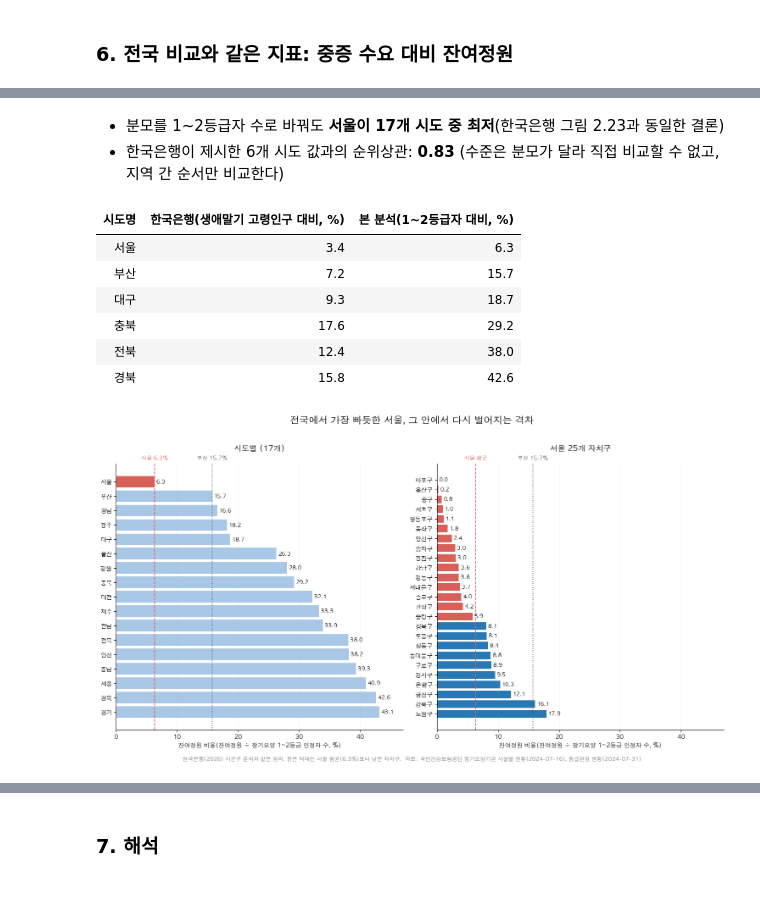
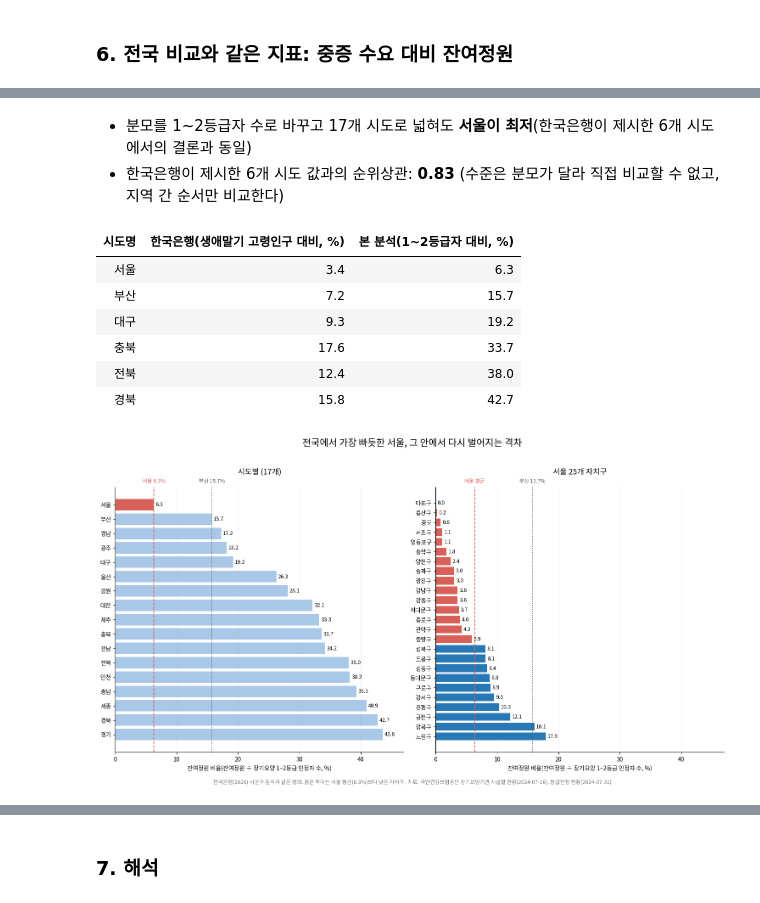
Before and after one commit to SID12g/uos-stat-data, a Jupyter notebook: 서울시 자치구별 75세 이상 인구 대비 요양시설 정원/main.ipynb, the cells around one changed output, grey strips where cells are left out. Drawn from its saved outputs; the diff is of its cells as text; code cells hidden in the pictures.

```diff
--- a/서울시 자치구별 75세 이상 인구 대비 요양시설 정원/main.ipynb
+++ b/서울시 자치구별 75세 이상 인구 대비 요양시설 정원/main.ipynb
@@ -58,9 +60,12 @@ capacity = pd.read_excel(
     FACILITY_FILE, sheet_name="입소인원", dtype={"장기요양기관코드": str}
 )
 
-general[["시도", "자치구"]] = general["시도 시군구 법정동명"].str.extract(
-    r"^(\S+)\s+(\S+)"
-)
+# 법정동명이 빈 기관은 상세주소로 보완한다.
+region = general["시도 시군구 법정동명"].str.extract(r"^(\S+)\s+(\S+)")
+region_fallback = general["기관별 상세주소"].str.extract(r"^(\S+)\s+(\S+)")
+general["시도"] = region[0].fillna(region_fallback[0])
+general["자치구"] = region[1].fillna(region_fallback[1])
+recovered = general.loc[region[0].isna() & general["시도"].notna(), "장기요양기관코드"]
 
 RESIDENTIAL_CODES = ["A01", "A02", "A03", "A04", "A05"]
 seoul_facilities = general.loc[
@@ -83,6 +88,14 @@ facility_by_gu = (
 )
 
 assert residential["장기요양기관코드"].notna().all()
+all_residential = capacity.loc[capacity["기관유형코드"].isin(RESIDENTIAL_CODES)]
+assert general.loc[
+    general["장기요양기관코드"].isin(all_residential["장기요양기관코드"]), "시도"
+].notna().all()
+print(
+    f"상세주소로 소재지를 보완한 기관: {len(recovered)}곳 "
+    f"(서울 입소시설 {residential['장기요양기관코드'].isin(recovered).sum()}곳)"
+)
 assert facility_by_gu["자치구"].nunique() == 25
 
 display(
@@ -451,39 +464,39 @@ sido = (
         grade_raw.groupby("시도", as_index=False)["중증_1_2등급"].sum(),
         left_on="시도명", right_on="시도", validate="one_to_one",
     )
     .assign(잔여정원=lambda d: d["정원"] - d["현원"])
 )
 sido["잔여정원_비율"] = sido["잔여정원"] / sido["중증_1_2등급"] * 100
 sido = sido.sort_values("잔여정원_비율").reset_index(drop=True)
 
 # 한국은행 그림 2.23(생애말기 고령인구 분모)과 순위 비교
 BOK_2024 = {"서울": 3.4, "부산": 7.2, "대구": 9.3, "전북": 12.4, "경북": 15.8, "충북": 17.6}
 check = sido.loc[sido["시도명"].isin(BOK_2024)].copy()
 check["한국은행_생애말기_분모"] = check["시도명"].map(BOK_2024)
 bok_corr = check["잔여정원_비율"].corr(check["한국은행_생애말기_분모"], method="spearman")
 
 assert sido.iloc[0]["시도명"] == "서울"
 display(Markdown(
-    f"- 분모를 1~2등급자 수로 바꿔도 **서울이 17개 시도 중 최저**(한국은행 그림 2.23과 동일한 결론)\n"
+    f"- 분모를 1~2등급자 수로 바꾸고 17개 시도로 넓혀도 **서울이 최저**(한국은행이 제시한 6개 시도에서의 결론과 동일)\n"
     f"- 한국은행이 제시한 6개 시도 값과의 순위상관: **{bok_corr:.2f}** "
     f"(수준은 분모가 달라 직접 비교할 수 없고, 지역 간 순서만 비교한다)"
 ))
 display(
     check[["시도명", "한국은행_생애말기_분모", "잔여정원_비율"]]
     .rename(columns={"한국은행_생애말기_분모": "한국은행(생애말기 고령인구 대비, %)", "잔여정원_비율": "본 분석(1~2등급자 대비, %)"})
     .style.format({"한국은행(생애말기 고령인구 대비, %)": "{:.1f}", "본 분석(1~2등급자 대비, %)": "{:.1f}"})
     .hide(axis="index")
 )
 # %% [output]
-- 분모를 1~2등급자 수로 바꿔도 **서울이 17개 시도 중 최저**(한국은행 그림 2.23과 동일한 결론)
+- 분모를 1~2등급자 수로 바꾸고 17개 시도로 넓혀도 **서울이 최저**(한국은행이 제시한 6개 시도에서의 결론과 동일)
 - 한국은행이 제시한 6개 시도 값과의 순위상관: **0.83** (수준은 분모가 달라 직접 비교할 수 없고, 지역 간 순서만 비교한다)
 | 시도명 | 한국은행(생애말기 고령인구 대비, %) | 본 분석(1~2등급자 대비, %) |
 | 서울 | 3.4 | 6.3 |
 | 부산 | 7.2 | 15.7 |
-| 대구 | 9.3 | 18.7 |
-| 충북 | 17.6 | 29.2 |
+| 대구 | 9.3 | 19.2 |
+| 충북 | 17.6 | 33.7 |
 | 전북 | 12.4 | 38.0 |
-| 경북 | 15.8 | 42.6 |
+| 경북 | 15.8 | 42.7 |
 # %%
 fig, (ax_sido, ax_gu) = plt.subplots(1, 2, figsize=(15, 8.5), sharex=True)
 
@@ -525,7 +538,7 @@ fig.text(0.5, 0.018,
 plt.tight_layout(rect=[0, 0.035, 1, 0.955])
 plt.show()
 # %% [output]
-[figure, old version]
+[figure, new version]
 # %%
 # 지표를 바꿔도 같은 지역이 지목되는지 확인한다.
 low_by_ratio = set(demand.nsmallest(6, "잔여정원_비율")["자치구"])
```
Also changed, not shown: parts of 13 cells of this notebook.
